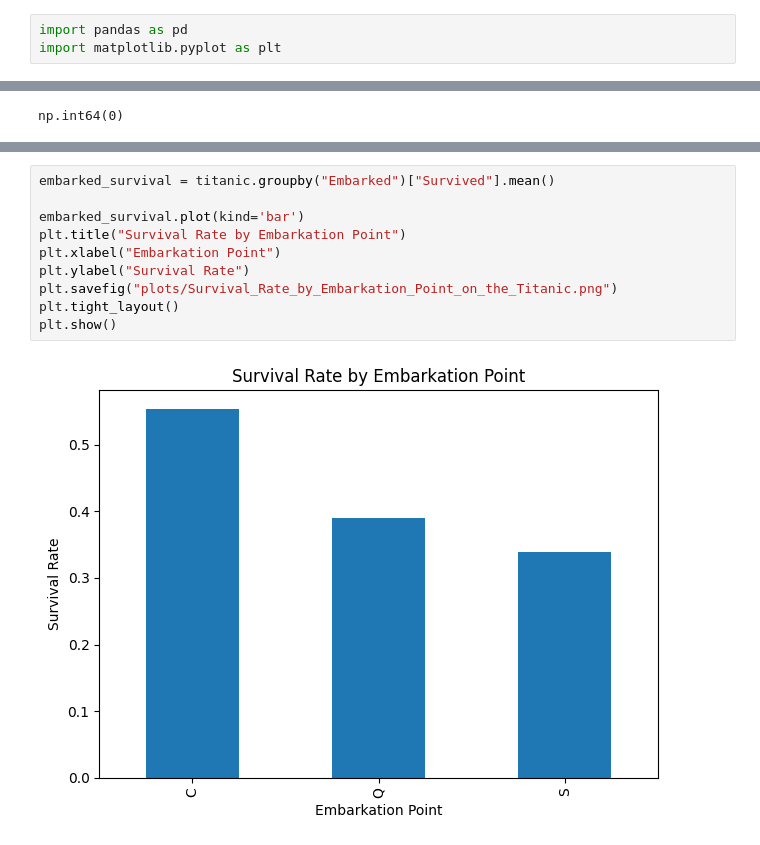
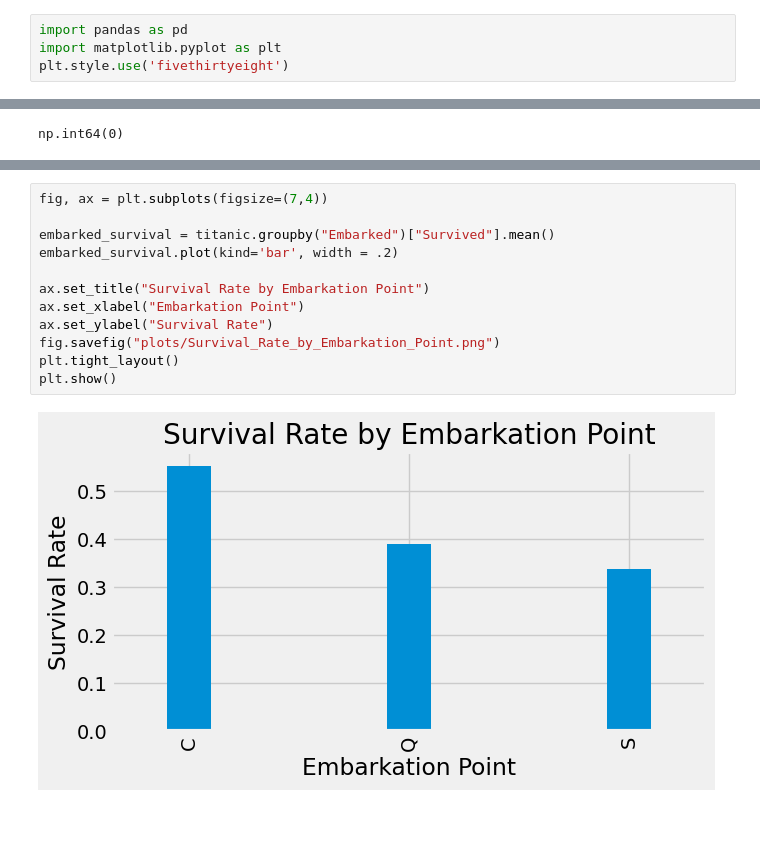
Before and after one commit to Rudeus0/titanic-data-analysis, a Jupyter notebook: analysis.ipynb, the cells around one changed output, grey strips where cells are left out. Drawn from its saved outputs; the diff is of its cells as text; blank space fills up the shorter version.

```diff
--- a/analysis.ipynb
+++ b/analysis.ipynb
@@ -1,6 +1,7 @@
 # %%
 import pandas as pd
 import matplotlib.pyplot as plt
+plt.style.use('fivethirtyeight')
 # %%
 titanic = pd.read_csv('data/titanic.csv')
 titanic.head()
@@ -142,12 +151,14 @@ plt.show()
 # %%
+fig, ax = plt.subplots(figsize=(7,4))
+
 embarked_survival = titanic.groupby("Embarked")["Survived"].mean()
+embarked_survival.plot(kind='bar', width = .2)
 
-embarked_survival.plot(kind='bar')
-plt.title("Survival Rate by Embarkation Point")
-plt.xlabel("Embarkation Point")
-plt.ylabel("Survival Rate")
-plt.savefig("plots/Survival_Rate_by_Embarkation_Point_on_the_Titanic.png")
+ax.set_title("Survival Rate by Embarkation Point")
+ax.set_xlabel("Embarkation Point")
+ax.set_ylabel("Survival Rate")
+fig.savefig("plots/Survival_Rate_by_Embarkation_Point.png")
 plt.tight_layout()
 plt.show()
 # %% [output]
-[figure, old version]
+[figure, new version]
```
Also changed, not shown: parts of 7 cells of this notebook, 11 other files.
